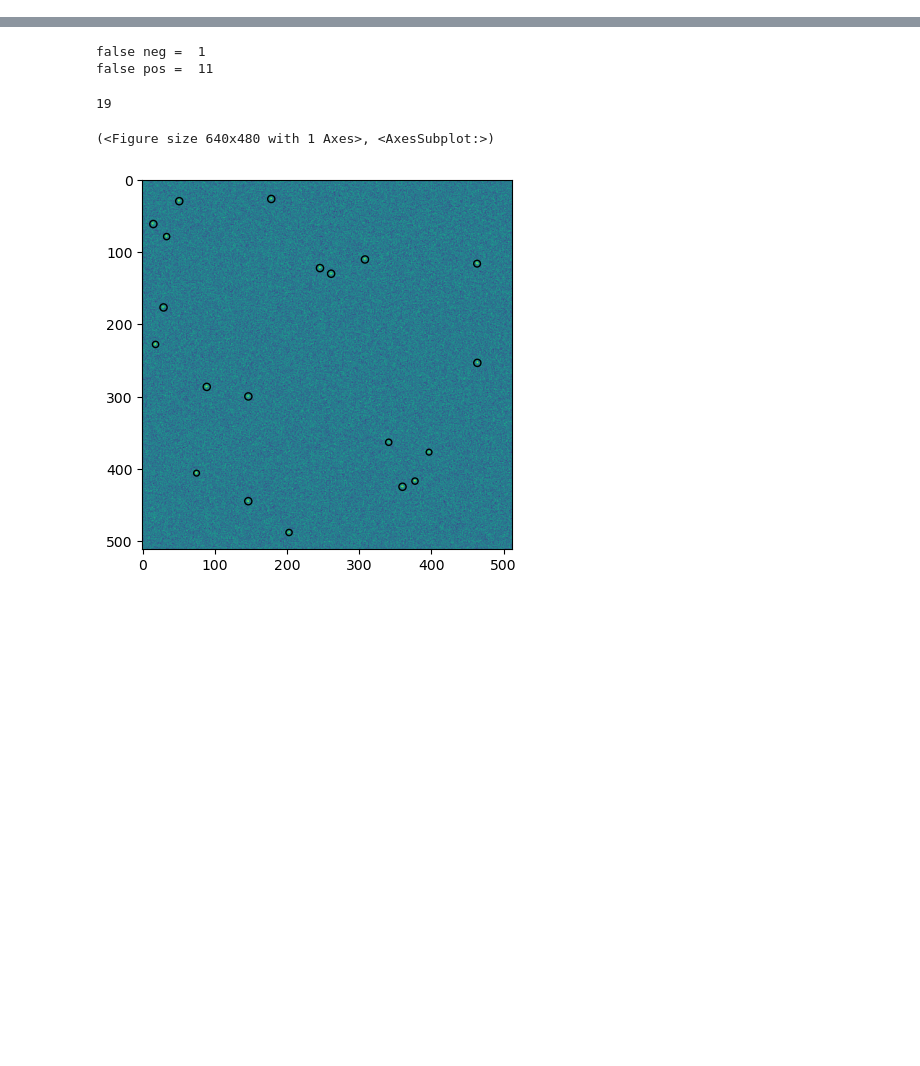
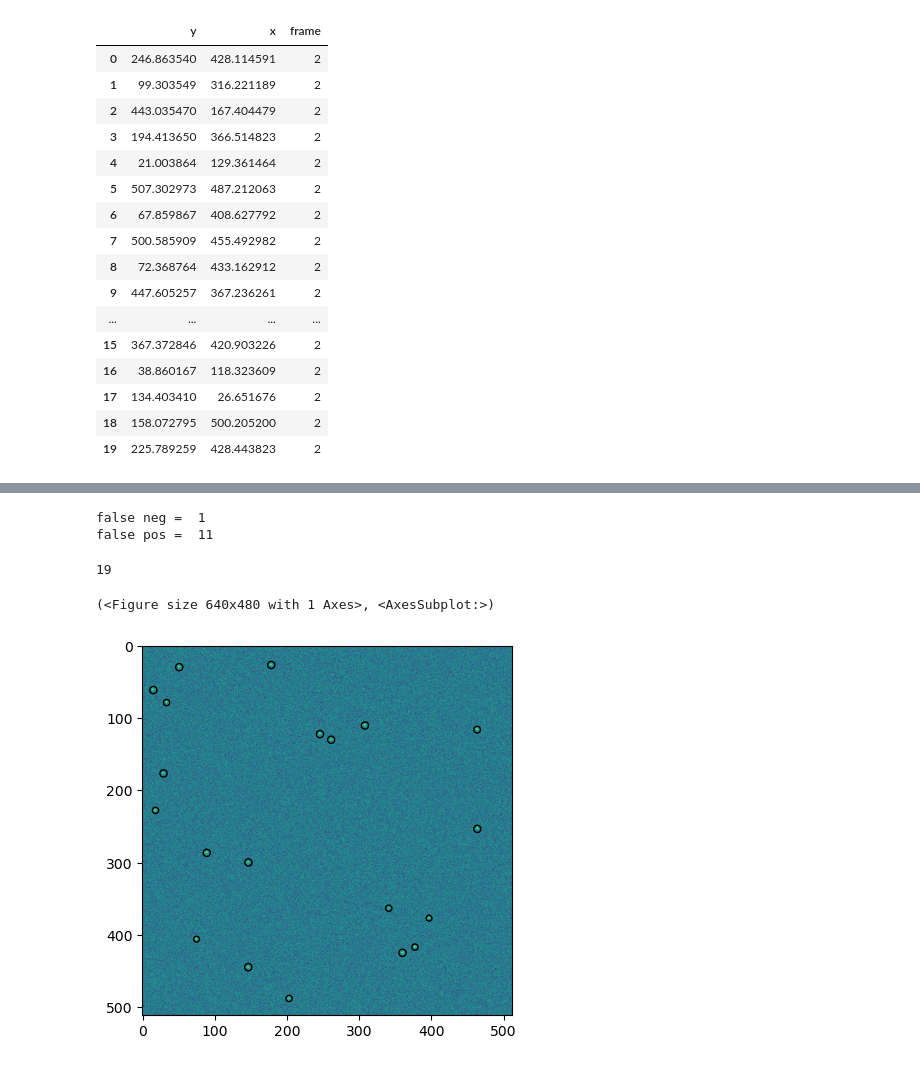
Before and after one commit to amfaber/tracking_optimizations, a Jupyter notebook: gpu-tracking/testing/video_sims/sims.ipynb, the cells around one changed output, grey strips where cells are left out. Drawn from its saved outputs; the diff is of its cells as text; code cells hidden in the pictures; blank space fills up the shorter version.

```diff
--- a/gpu-tracking/testing/video_sims/sims.ipynb
+++ b/gpu-tracking/testing/video_sims/sims.ipynb
@@ -32,0 +79,20 @@ gt.annotate_image(pic - bg, df, r = d/2)
+# %%
+all_parts.iloc[40:60]
+# %% [output]
+|  | y | x | frame |
+| 0 | 246.863540 | 428.114591 | 2 |
+| 1 | 99.303549 | 316.221189 | 2 |
+| 2 | 443.035470 | 167.404479 | 2 |
+| 3 | 194.413650 | 366.514823 | 2 |
+| 4 | 21.003864 | 129.361464 | 2 |
+| 5 | 507.302973 | 487.212063 | 2 |
+| 6 | 67.859867 | 408.627792 | 2 |
+| 7 | 500.585909 | 455.492982 | 2 |
+| 8 | 72.368764 | 433.162912 | 2 |
+| 9 | 447.605257 | 367.236261 | 2 |
+| ... | ... | ... | ... |
+| 15 | 367.372846 | 420.903226 | 2 |
+| 16 | 38.860167 | 118.323609 | 2 |
+| 17 | 134.403410 | 26.651676 | 2 |
+| 18 | 158.072795 | 500.205200 | 2 |
+| 19 | 225.789259 | 428.443823 | 2 |
```
Also changed, not shown: parts of 20 cells of this notebook, 5 other files.
